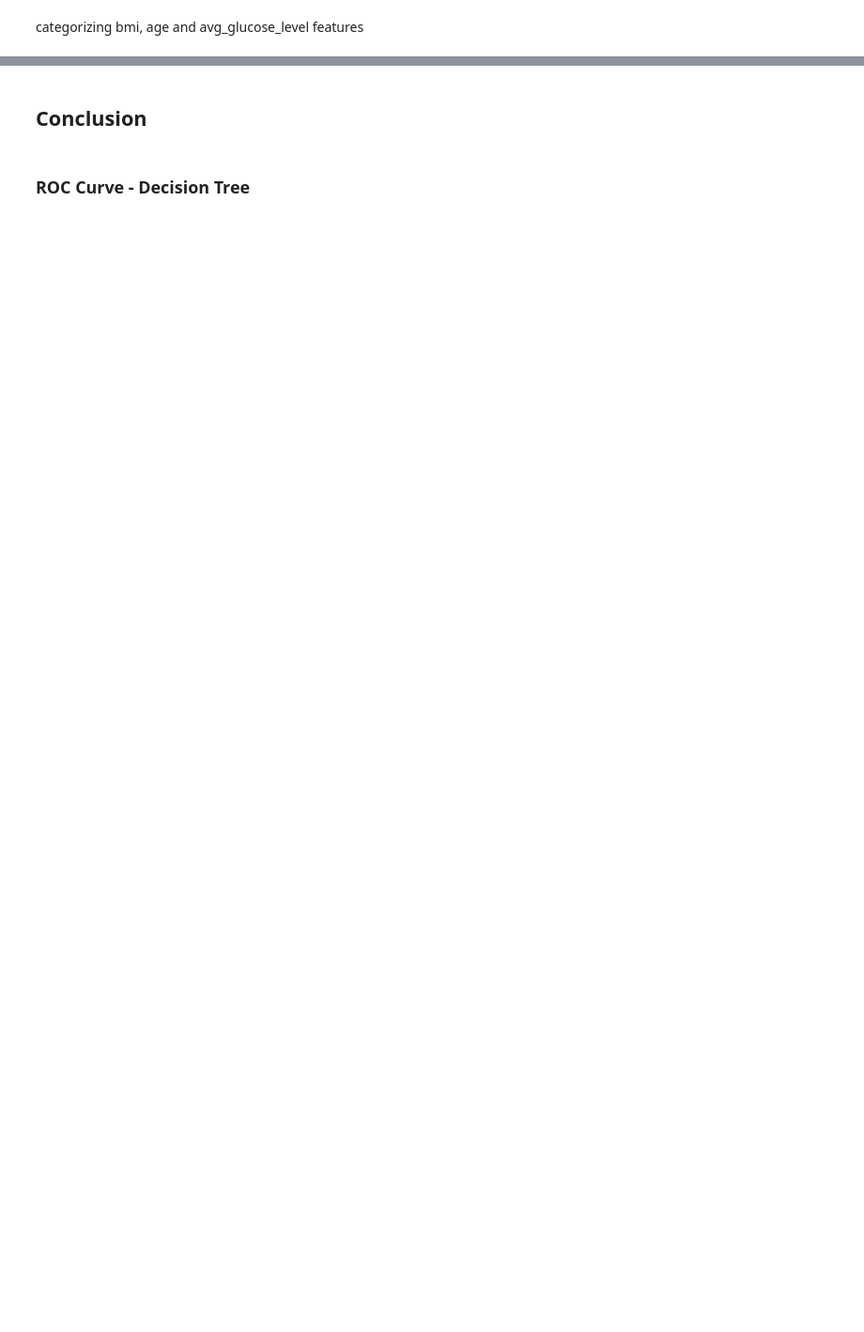
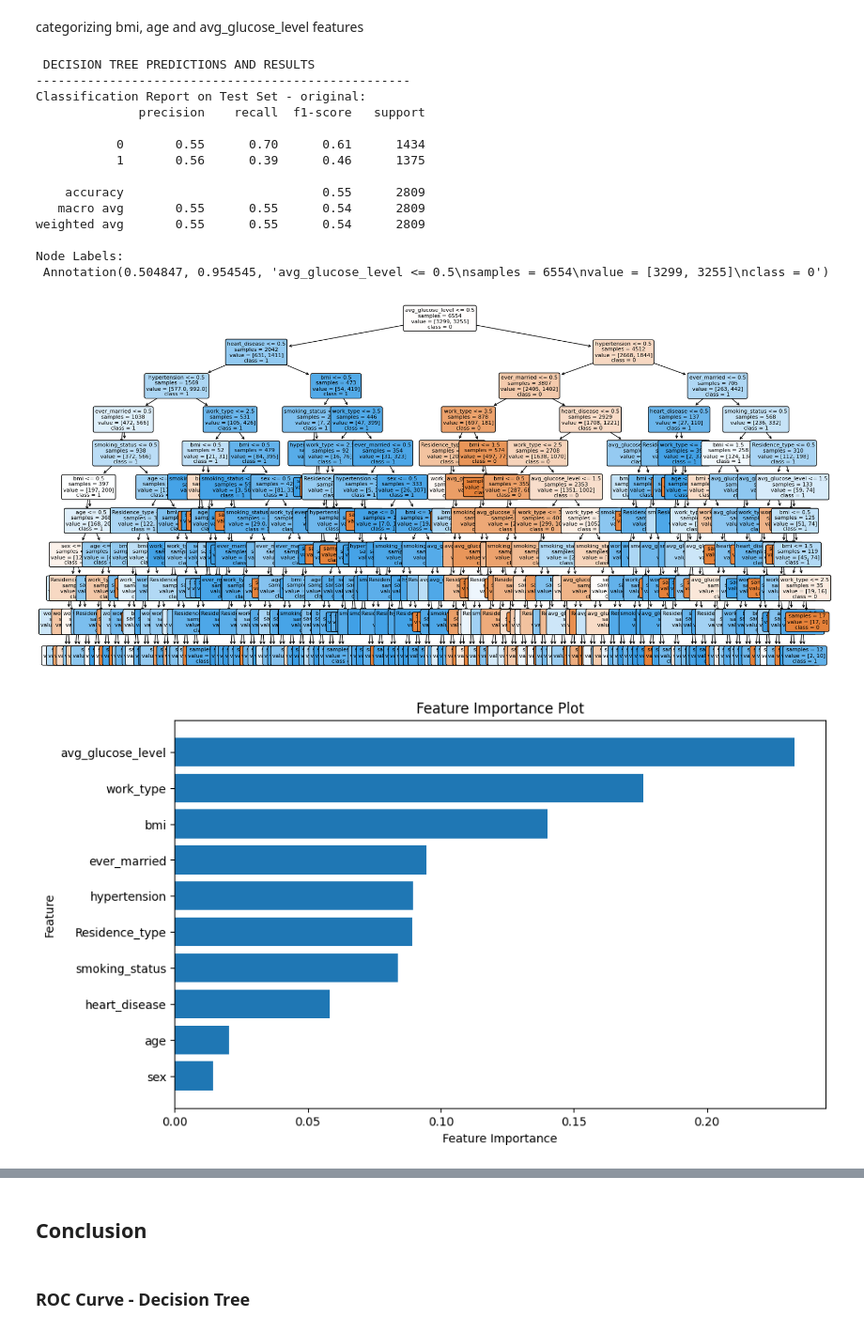
Before and after one commit to alessandroCassani/featureEngineering, a Jupyter notebook: categorized_dataset/categorized.ipynb, the cells around one changed output, grey strips where cells are left out. Shown at 94% size. Cells and saved outputs as stored; diff of their text form; code cells hidden in the pictures; blank space fills up the shorter version.

```diff
--- a/categorized_dataset/categorized.ipynb
+++ b/categorized_dataset/categorized.ipynb
@@ -147,26 +208,43 @@ categorizing bmi, age and avg_glucose_level features
 # %%
 original_continuous_column_glucose = df['avg_glucose_level'].copy()
 df = util_categorize.categorize_glucose(df)
 df = util_categorize.label_encoding(df,'avg_glucose_level')
 
 original_continuous_column_bmi = df['bmi'].copy()
 df = util_categorize.categorize_bmi(df)
 df = util_categorize.label_encoding(df,'bmi')
 
 original_continuous_column_age = df['age'].copy()
 df = util_categorize.categorize_age(df)
 df = util_categorize.label_encoding(df,'age')
 
 print('\n DECISION TREE PREDICTIONS AND RESULTS')
 print('---------------------------------------------------')
 y_pred_prob_bmi_glucose_dt, y_test_bmi_glucose_dt, decision_tree = ML_algorithms.model_dt(df, df_to_test)
 mean_accuracy_dt_bmi_glucose, confidence_interval_dt_bmi_glucose = ML_algorithms.k_fold_cross_validation_dt(decision_tree,df_to_test)
 
 print('\n PRINT SVM PREDICTIONS AND RESULTS')
 print('---------------------------------------------------')
-y_pred_prob_bmi_glucose_svm, y_test_bmi_glucose_svm, svm = ML_algorithms.model_svm(df, df_to_test)
+y_pred_prob_bmi_glucose_svm, y_test_bmi_glucose_svm, svm = util_categorize.model_svm(df, df_to_test)
 mean_accuracy_svm_bmi_glucose, confidence_interval_svm_bmi_glucose = ML_algorithms.k_fold_cross_validation_dt(svm,df_to_test)
 
 df['avg_glucose_level'] = original_continuous_column_glucose
 df['bmi'] = original_continuous_column_bmi
 df['age'] = original_continuous_column_age
+# %% [output]
+ DECISION TREE PREDICTIONS AND RESULTS
+---------------------------------------------------
+Classification Report on Test Set - original:
+              precision    recall  f1-score   support
+
+           0       0.55      0.70      0.61      1434
+           1       0.56      0.39      0.46      1375
+
+    accuracy                           0.55      2809
+   macro avg       0.55      0.55      0.54      2809
+weighted avg       0.55      0.55      0.54      2809
+
+Node Labels:
+ Annotation(0.504847, 0.954545, 'avg_glucose_level <= 0.5\nsamples = 6554\nvalue = [3299, 3255]\nclass = 0')
+[figure, added]
+[figure, added]
```
Also changed, not shown: parts of 10 cells of this notebook, 11 other files.
